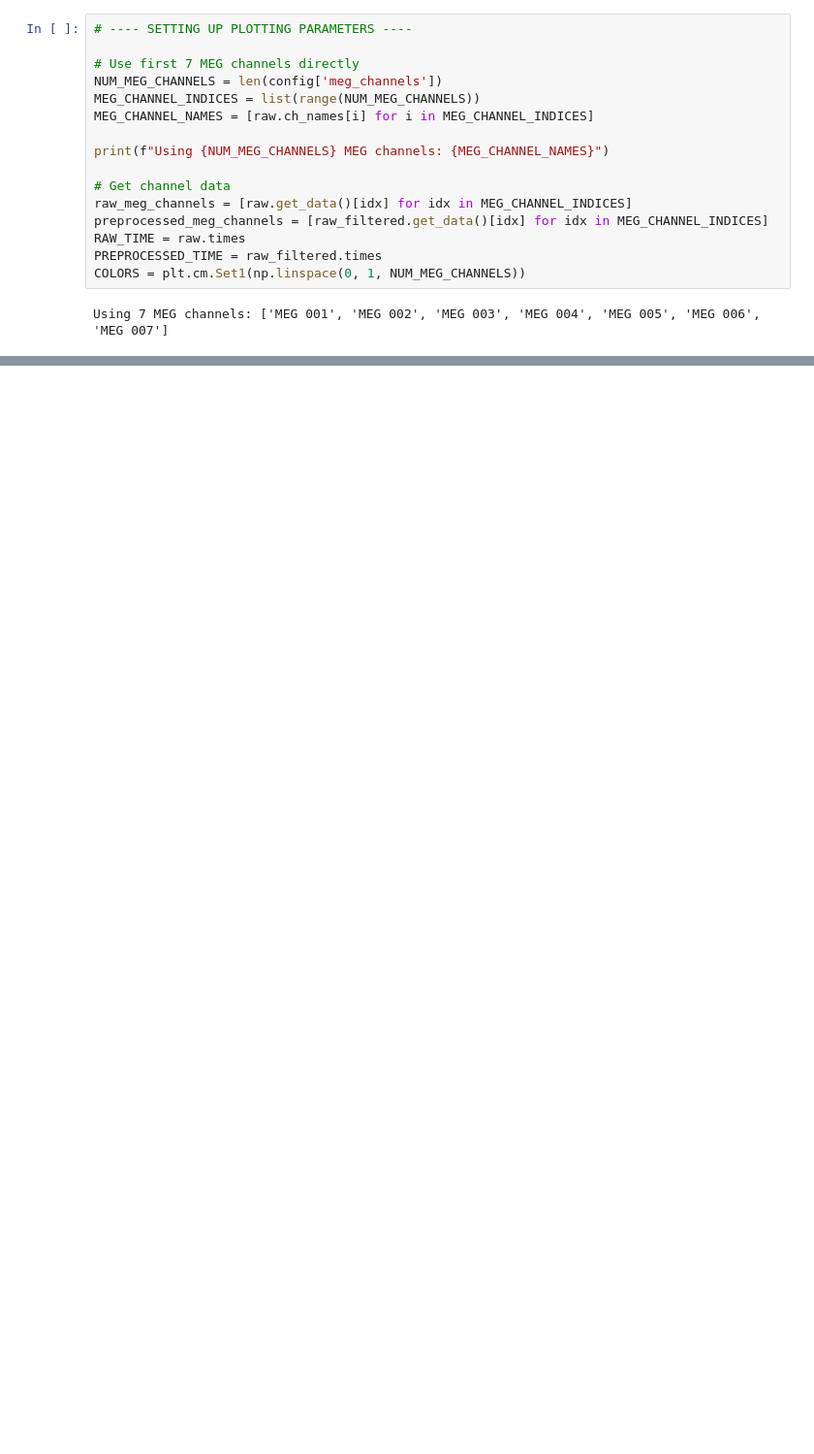
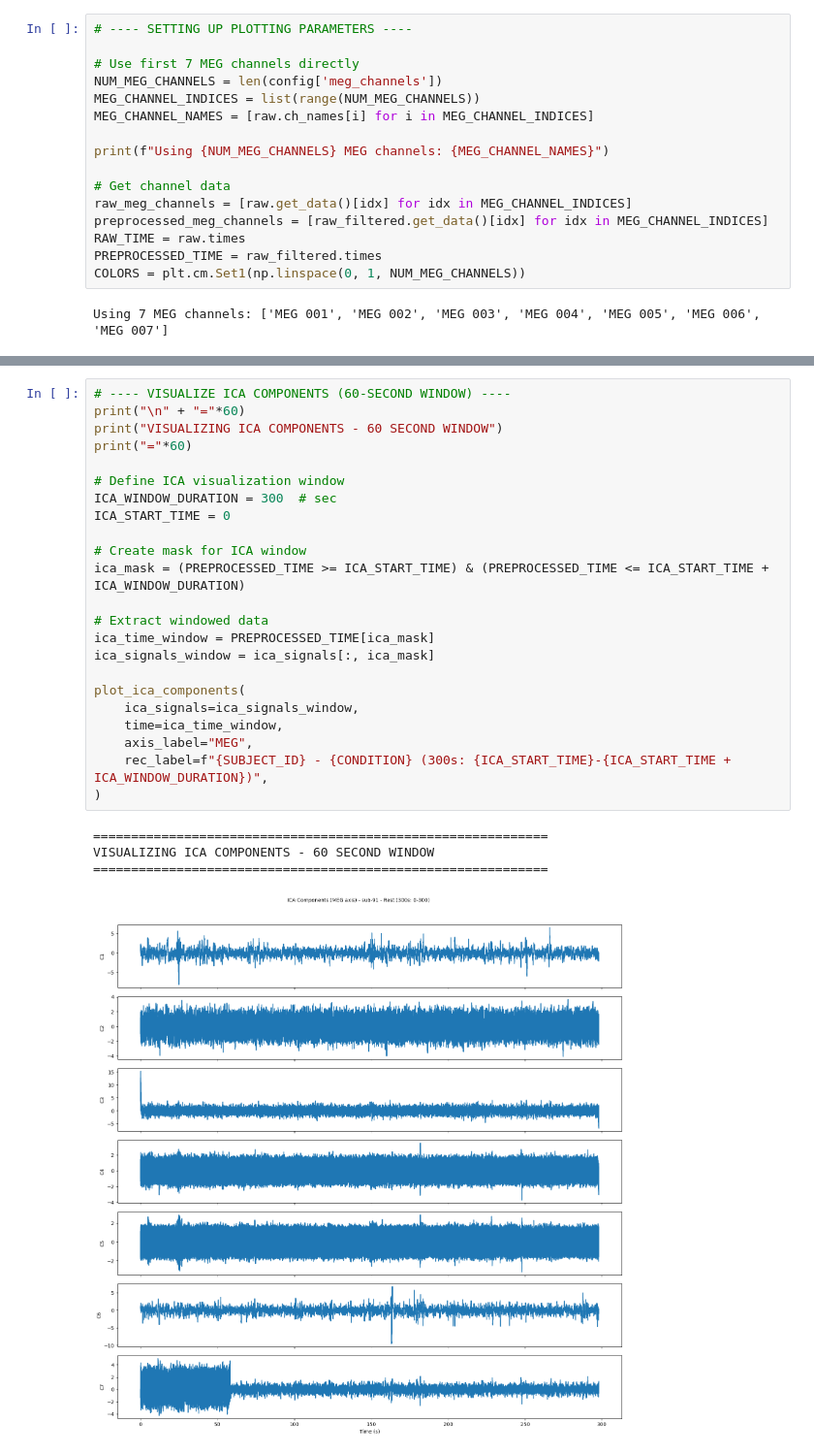
Before and after one commit to jgvhabets/lid_opm, a Jupyter notebook: MEG-EMG-Analysis/Code/notebook/sub-91_preprocessing.ipynb, the cells around one changed output, grey strips where cells are left out. Shown at 97% size. Drawn from its saved outputs; the diff is of its cells as text; blank space fills up the shorter version.

```diff
--- a/MEG-EMG-Analysis/Code/notebook/sub-91_preprocessing.ipynb
+++ b/MEG-EMG-Analysis/Code/notebook/sub-91_preprocessing.ipynb
@@ -341,0 +391,28 @@ MEG CHANNELS DETAILED COMPARISON: 30-SECOND WINDOW
+# %%
+# ---- VISUALIZE ICA COMPONENTS (60-SECOND WINDOW) ----
+print("\n" + "="*60)
+print("VISUALIZING ICA COMPONENTS - 60 SECOND WINDOW")
+print("="*60)
+
+# Define ICA visualization window
+ICA_WINDOW_DURATION = 300  # sec
+ICA_START_TIME = 0
+
+# Create mask for ICA window
+ica_mask = (PREPROCESSED_TIME >= ICA_START_TIME) & (PREPROCESSED_TIME <= ICA_START_TIME + ICA_WINDOW_DURATION)
+
+# Extract windowed data
+ica_time_window = PREPROCESSED_TIME[ica_mask]
+ica_signals_window = ica_signals[:, ica_mask]
+
+plot_ica_components(
+    ica_signals=ica_signals_window,
+    time=ica_time_window,
+    axis_label="MEG",
+    rec_label=f"{SUBJECT_ID} - {CONDITION} (300s: {ICA_START_TIME}-{ICA_START_TIME + ICA_WINDOW_DURATION})",
+)
+# %% [output]
+============================================================
+VISUALIZING ICA COMPONENTS - 60 SECOND WINDOW
+============================================================
+[figure, added]
```
Also changed, not shown: parts of 17 cells of this notebook, 2 other files.
